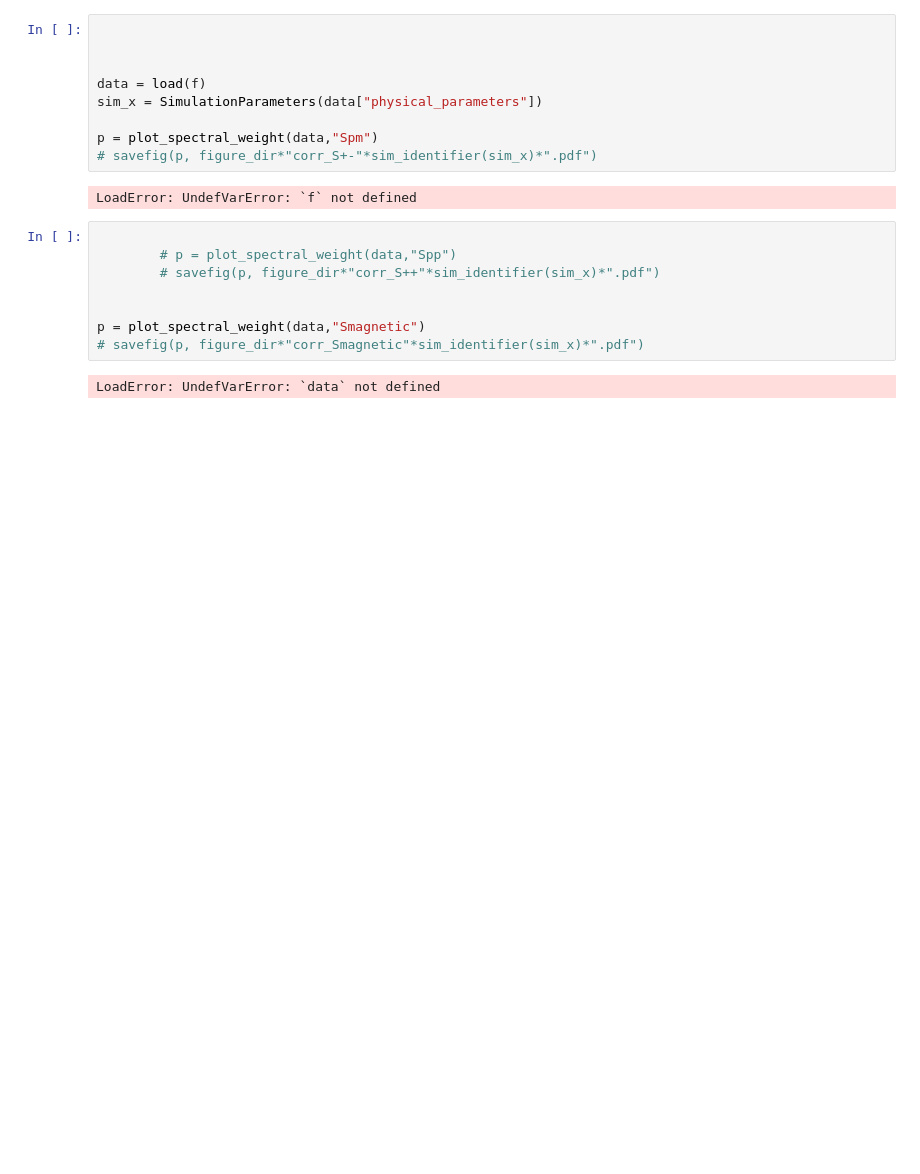
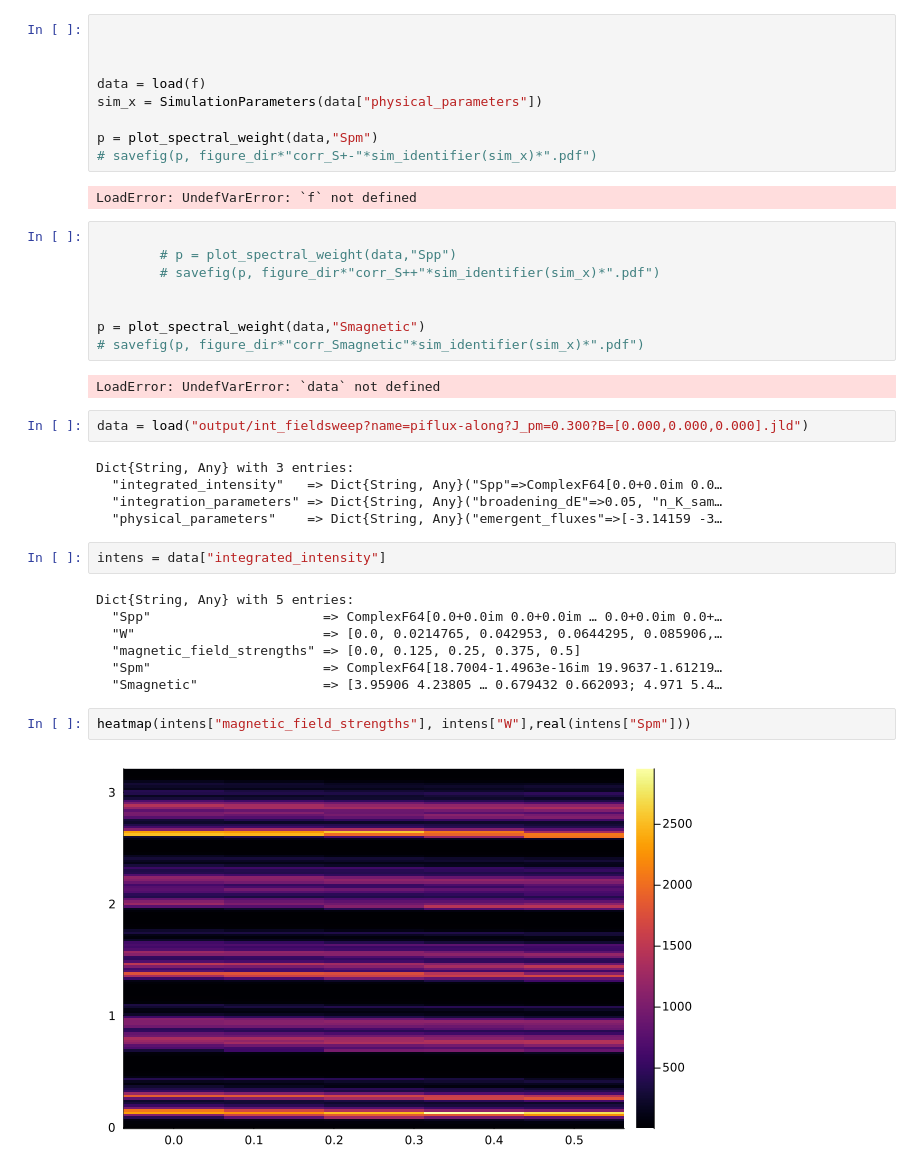
Before and after one commit to Spuriosity1/qsi-spinon-gmft, a Jupyter notebook: new-sims.ipynb, the cells around one changed output. Cells and saved outputs as stored; diff of their text form; blank space fills up the shorter version.

```diff
--- a/new-sims.ipynb
+++ b/new-sims.ipynb
@@ -282,3 +279,23 @@ p = plot_spectral_weight(data,"Smagnetic")
 # savefig(p, figure_dir*"corr_Smagnetic"*sim_identifier(sim_x)*".pdf")
 # %% [output]
 LoadError: UndefVarError: `data` not defined
+# %%
+data = load("output/int_fieldsweep?name=piflux-along?J_pm=0.300?B=[0.000,0.000,0.000].jld")
+# %% [output]
+Dict{String, Any} with 3 entries:
+  "integrated_intensity"   => Dict{String, Any}("Spp"=>ComplexF64[0.0+0.0im 0.0…
+  "integration_parameters" => Dict{String, Any}("broadening_dE"=>0.05, "n_K_sam…
+  "physical_parameters"    => Dict{String, Any}("emergent_fluxes"=>[-3.14159 -3…
+# %%
+intens = data["integrated_intensity"]
+# %% [output]
+Dict{String, Any} with 5 entries:
+  "Spp"                      => ComplexF64[0.0+0.0im 0.0+0.0im … 0.0+0.0im 0.0+…
+  "W"                        => [0.0, 0.0214765, 0.042953, 0.0644295, 0.085906,…
+  "magnetic_field_strengths" => [0.0, 0.125, 0.25, 0.375, 0.5]
+  "Spm"                      => ComplexF64[18.7004-1.4963e-16im 19.9637-1.61219…
+  "Smagnetic"                => [3.95906 4.23805 … 0.679432 0.662093; 4.971 5.4…
+# %%
+heatmap(intens["magnetic_field_strengths"], intens["W"],real(intens["Spm"]))
+# %% [output]
+[figure, added]
```
Also changed, not shown: parts of 4 cells of this notebook, 3 other files.
